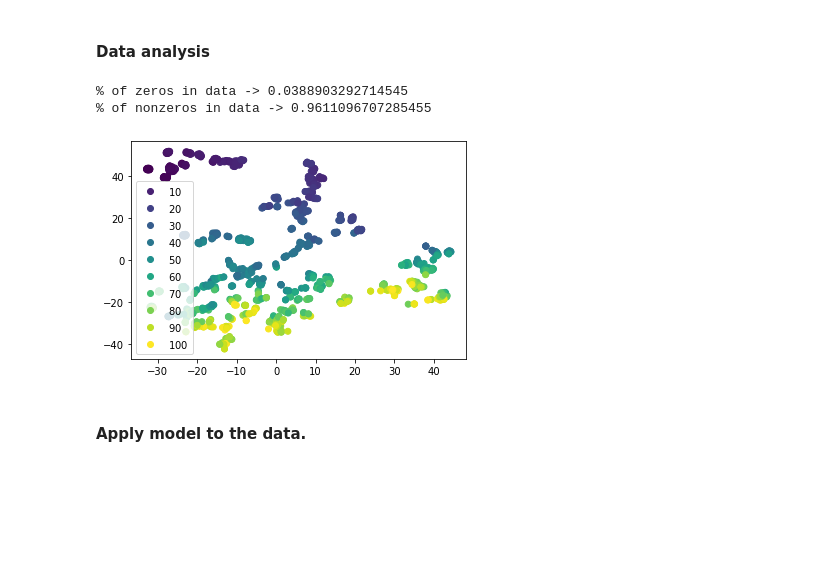
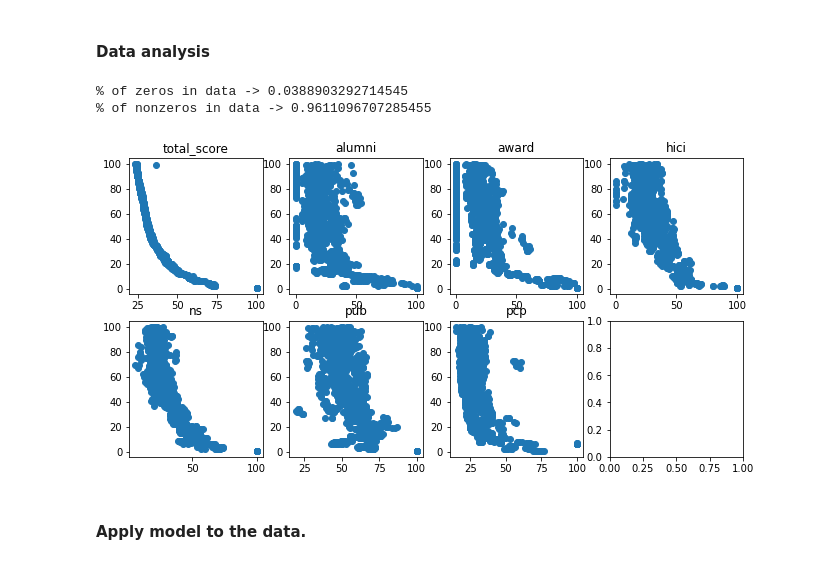
Before and after one commit to rohannakra/AI-Ranks-World-Universities, a Jupyter notebook: university_rankings.ipynb, the cells around one changed output. Saved outputs shown, nothing was run; the diff lists cells and outputs as text; code cells hidden in the pictures; blank space fills up the shorter version.

Commit message:
Editing plots.

```diff
--- a/university_rankings.ipynb
+++ b/university_rankings.ipynb
@@ -16,6 +16,8 @@ import numpy as np
 import matplotlib.pyplot as plt
 from random import choice
 from scipy.special import expit
+from mlxtend.plotting import scatterplotmatrix
+%matplotlib inline
 
 # Load dataset
 dataset = pd.read_csv('shanghai_data.csv')
@@ -33,11 +35,14 @@ print('Duplication in dataset: {}'.format(dataset.duplicated(subset=['world_rank
 
 # NOTE: There are duplicates in the dataset because the rankings change every year, so the rankings are updated.
 
-# Split data into target and data variables.]
-data = dataset.loc[:, 'total_score':'pcp'].to_numpy()
+# Split data into target and data variables.
+data_df = dataset.loc[:, 'total_score':'pcp']
 
 # Encoding target colum (target is not continuous).
-target = dataset.loc[:, 'world_rank'].to_numpy()
+target_df = dataset.loc[:, 'world_rank']
+
+data = data_df.to_numpy()
+target = target_df.to_numpy()
 
 print('data.shape: {}'.format(data.shape))
 print('target.shape: {}'.format(target.shape))
@@ -95,25 +100,28 @@ X_test.shape: (276, 7)
 y_test.shape: (276,)
 # %% [markdown]
 #### Data analysis
-# %%
-# Check if there are a significant amount of zeros in the data.
-print(f'% of zeros in data -> {np.sum(data == 0)/data.size}')
-print(f'% of nonzeros in data -> {np.sum(data != 0)/data.size}')
-
-# Plot the data.
-tsne = TSNE(random_state=42)
-
-data_trans = tsne.fit_transform(data)
-
-scatter_plot = plt.scatter(data_trans[:, 0], data_trans[:, 1], c=target)
-plt.legend(*scatter_plot.legend_elements())
-plt.show()
-
-# NOTE: The data looks to be linearly seperable.
-# %% [output]
-% of zeros in data -> 0.0388903292714545
-% of nonzeros in data -> 0.9611096707285455
-[figure, removed]
+# %%
+# Check if there are a significant amount of zeros in the data.
+print(f'% of zeros in data -> {np.sum(data == 0)/data.size}')
+print(f'% of nonzeros in data -> {np.sum(data != 0)/data.size}')
+
+# Check how each feature is correlated to the target.
+fig, axs = plt.subplots(2, 4, figsize=(11, 5.5))
+features = ['total_score', 'alumni', 'award', 'hici', 'ns', 'pub', 'pcp']
+
+axs = [ax for ax in axs.ravel()]
+
+for i in range(7):
+    axs[i].scatter(data[:, i], target)
+    axs[i].set_title(features[i])
+
+# NOTE: total_score seems like the most correlated feature.
+# NOTE: It seems as if all of the features do not have a linear relationship towards the target variable.
+#       This means that a polynomial regression model would be preferred.
+# %% [output]
+% of zeros in data -> 0.0388903292714545
+% of nonzeros in data -> 0.9611096707285455
+[figure, added]
 # %% [markdown]
 #### Apply model to the data.
 # %%
```
Also changed, not shown: parts of 2 cells of this notebook, 2 other files.
